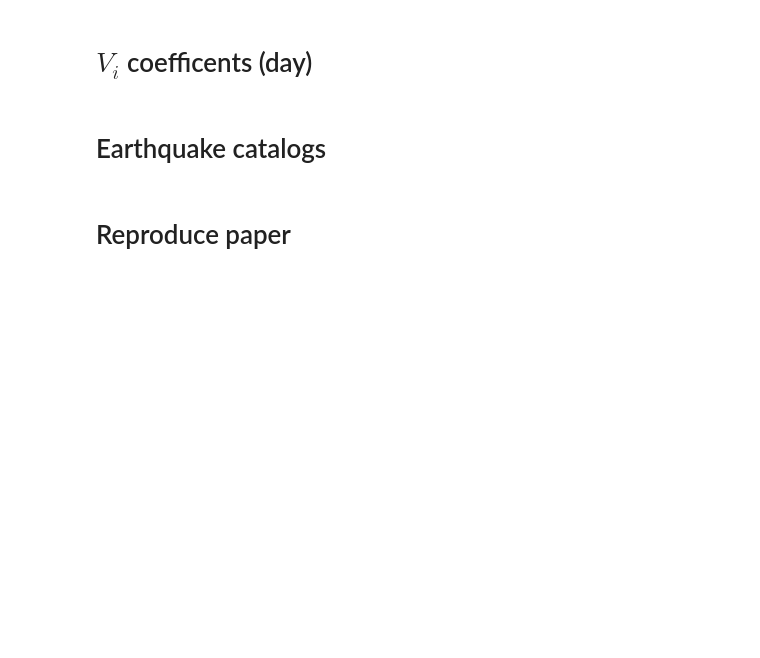
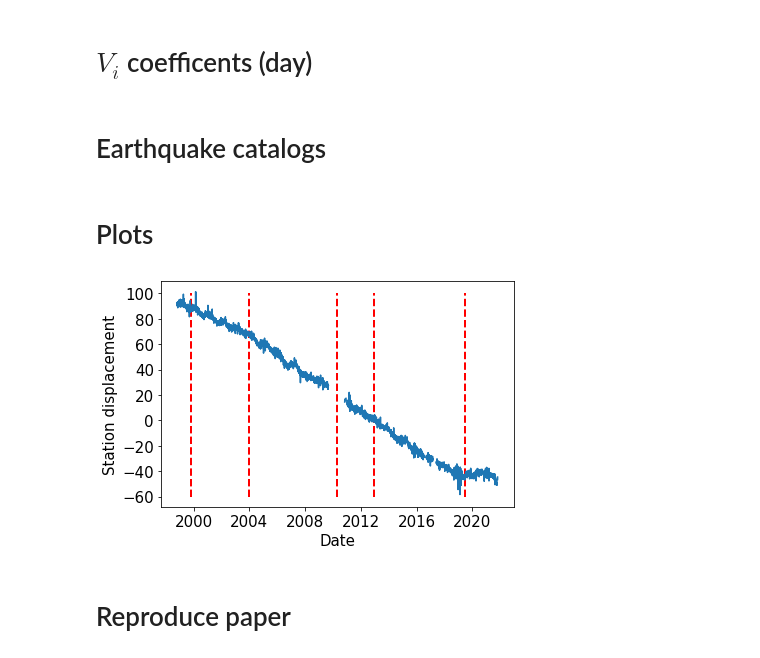
Before and after one commit to Schimmenti/EarthquakesGPS, a Jupyter notebook: Dataset.ipynb, the cells around one changed output. Drawn from its saved outputs; the diff is of its cells as text; code cells hidden in the pictures; blank space fills up the shorter version.

```diff
--- a/Dataset.ipynb
+++ b/Dataset.ipynb
@@ -225,6 +225,25 @@ def download_catalog_hauksson():
 # %%
 catalog_big = download_catalog("sc_4.5_tutti_9w.dat")
 catalog_small = download_catalog("sc_schifezze.dat")
+# %% [markdown]
+# Plots
+# %%
+sorted_cat = catalog_big.sort_values(by="m").iloc[-5:]
+plt.vlines(sorted_cat.index.values[-1],-60,100, color='red',lw=2, ls='dashed')
+plt.vlines(sorted_cat.index.values[-2],-60,100, color='red',lw=2, ls='dashed')
+plt.vlines(sorted_cat.index.values[-3],-60,100, color='red',lw=2, ls='dashed')
+plt.vlines(sorted_cat.index.values[-4],-60,100, color='red',lw=2, ls='dashed')
+plt.vlines(sorted_cat.index.values[-5],-60,100, color='red',lw=2, ls='dashed')
+plt.plot(stat_data['chil']['N']-stat_data['lbc2']['N'])
+plt.xlabel("Date", fontsize=15)
+plt.ylabel("Station displacement", fontsize=15)
+plt.xticks(fontsize=15)
+plt.yticks(fontsize=15)
+plt.tight_layout()
+plt.savefig("stations_dir_magn.png")
+plt.show()
+# %% [output]
+[figure, added]
 # %% [markdown]
 # Reproduce paper
 # %%
```
Also changed, not shown: parts of 16 cells of this notebook.
